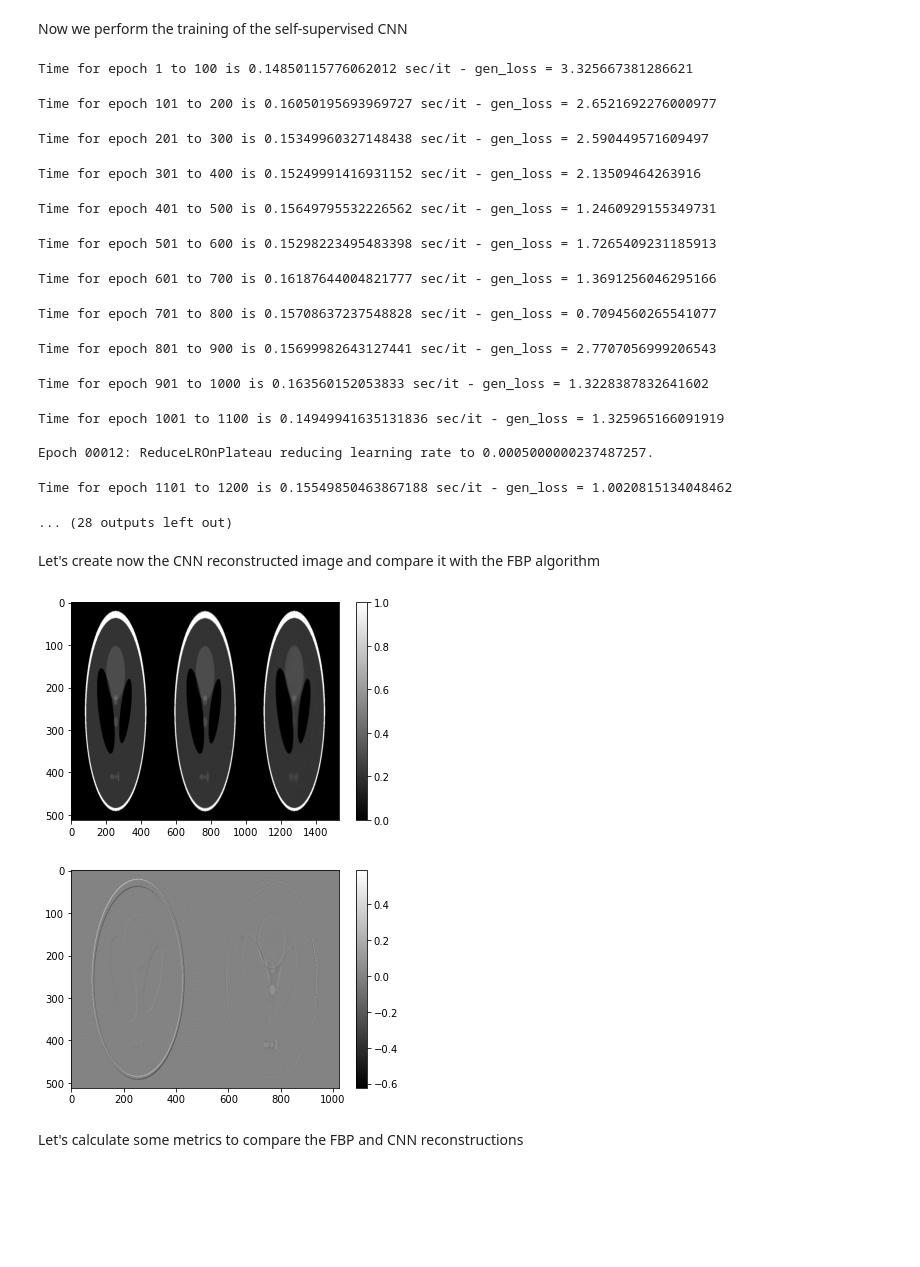
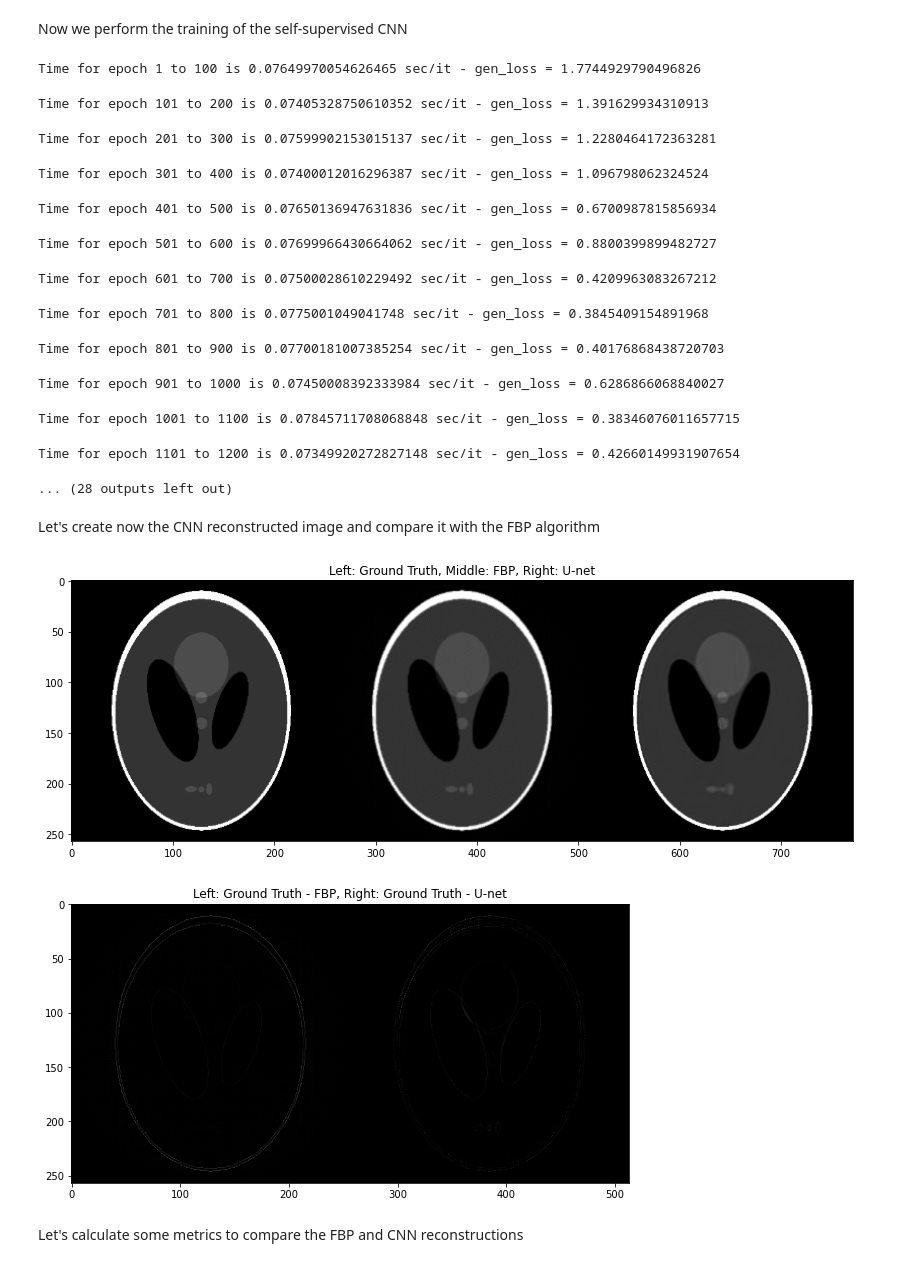
Before and after one commit to antonyvam/nDTomo, a Jupyter notebook: examples/notebooks/example_tomo_tf_01.ipynb, the cells around one changed output. Cells and saved outputs as stored; diff of their text form; code cells hidden in the pictures; blank space fills up the shorter version.

```diff
--- a/examples/notebooks/example_tomo_tf_01.ipynb
+++ b/examples/notebooks/example_tomo_tf_01.ipynb
@@ -36,8 +36,8 @@ Default GPU Device:/device:GPU:0
 # %% [markdown]
 Let's create a Shepp-Logan phantom
 # %%
-npix = 512
-im = SheppLogan(npix)*1
+npix = 257
+im = SheppLogan(npix)
 
 showim(im, 1, cmap = 'gray')
 # %% [output]
@@ -45,7 +45,7 @@ showim(im, 1, cmap = 'gray')
 # %% [markdown]
 Calculate the radon transform or sinogram
 # %%
-nproj = npix/4
+nproj = np.round(npix/1)
 theta = tf_create_angles(nproj)
 
 imtf = tf_tomo_transf(im)
@@ -156,33 +154,40 @@ for epoch in tqdm(range(epochs)):
 
         kk = kk + 1
 # %% [output]
-Time for epoch 1 to 100 is 0.14850115776062012 sec/it - gen_loss = 3.325667381286621
+Time for epoch 1 to 100 is 0.07649970054626465 sec/it - gen_loss = 1.7744929790496826
-Time for epoch 101 to 200 is 0.16050195693969727 sec/it - gen_loss = 2.6521692276000977
+Time for epoch 101 to 200 is 0.07405328750610352 sec/it - gen_loss = 1.391629934310913
-Time for epoch 201 to 300 is 0.15349960327148438 sec/it - gen_loss = 2.590449571609497
+Time for epoch 201 to 300 is 0.07599902153015137 sec/it - gen_loss = 1.2280464172363281
-Time for epoch 301 to 400 is 0.15249991416931152 sec/it - gen_loss = 2.13509464263916
+Time for epoch 301 to 400 is 0.07400012016296387 sec/it - gen_loss = 1.096798062324524
-Time for epoch 401 to 500 is 0.15649795532226562 sec/it - gen_loss = 1.2460929155349731
+Time for epoch 401 to 500 is 0.07650136947631836 sec/it - gen_loss = 0.6700987815856934
-Time for epoch 501 to 600 is 0.15298223495483398 sec/it - gen_loss = 1.7265409231185913
+Time for epoch 501 to 600 is 0.07699966430664062 sec/it - gen_loss = 0.8800399899482727
-Time for epoch 601 to 700 is 0.16187644004821777 sec/it - gen_loss = 1.3691256046295166
+Time for epoch 601 to 700 is 0.07500028610229492 sec/it - gen_loss = 0.4209963083267212
-Time for epoch 701 to 800 is 0.15708637237548828 sec/it - gen_loss = 0.7094560265541077
+Time for epoch 701 to 800 is 0.0775001049041748 sec/it - gen_loss = 0.3845409154891968
-Time for epoch 801 to 900 is 0.15699982643127441 sec/it - gen_loss = 2.7707056999206543
+Time for epoch 801 to 900 is 0.07700181007385254 sec/it - gen_loss = 0.40176868438720703
-Time for epoch 901 to 1000 is 0.163560152053833 sec/it - gen_loss = 1.3228387832641602
+Time for epoch 901 to 1000 is 0.07450008392333984 sec/it - gen_loss = 0.6286866068840027
-Time for epoch 1001 to 1100 is 0.14949941635131836 sec/it - gen_loss = 1.325965166091919
-
-Epoch 00012: ReduceLROnPlateau reducing learning rate to 0.0005000000237487257.
+Time for epoch 1001 to 1100 is 0.07845711708068848 sec/it - gen_loss = 0.38346076011657715
-Time for epoch 1101 to 1200 is 0.15549850463867188 sec/it - gen_loss = 1.0020815134048462
+Time for epoch 1101 to 1200 is 0.07349920272827148 sec/it - gen_loss = 0.42660149931907654
 ... (28 outputs left out)
 # %% [markdown]
 Let's create now the CNN reconstructed image and compare it with the FBP algorithm
 # %%
 generated_img = model(bptf)
 generated_img = tf.abs(generated_img)
 generated_img = tf_mask_circle(generated_img, npix=0)
 
-showim(np.concatenate((im, fbp, generated_img[0,:,:,0]), axis=1), 7, cmap='gray', clim=(0, 1))
-showim(np.concatenate((im - fbp, im - generated_img[0,:,:,0]), axis=1), 8, cmap='gray')
+plt.figure(1, figsize=(14,14));plt.clf()
+plt.imshow(np.concatenate((im, fbp, generated_img[0,:,:,0]), axis=1), cmap='gray')
+plt.clim(0, 1)
+plt.title('Left: Ground Truth, Middle: FBP, Right: U-net')
+plt.show()
+
+plt.figure(2, figsize=(10,10));plt.clf()
+plt.imshow(np.concatenate((im - fbp, im - generated_img[0,:,:,0]), axis=1), cmap='gray')
+plt.clim(0, 1)
+plt.title('Left: Ground Truth - FBP, Right: Ground Truth - U-net')
+plt.show()
 # %% [output]
-[figure, old version]
+[figure, new version]
-[figure, old version]
+[figure, new version]
 # %% [markdown]
 Let's calculate some metrics to compare the FBP and CNN reconstructions
 # %%
```
Also changed, not shown: parts of 6 cells of this notebook.
